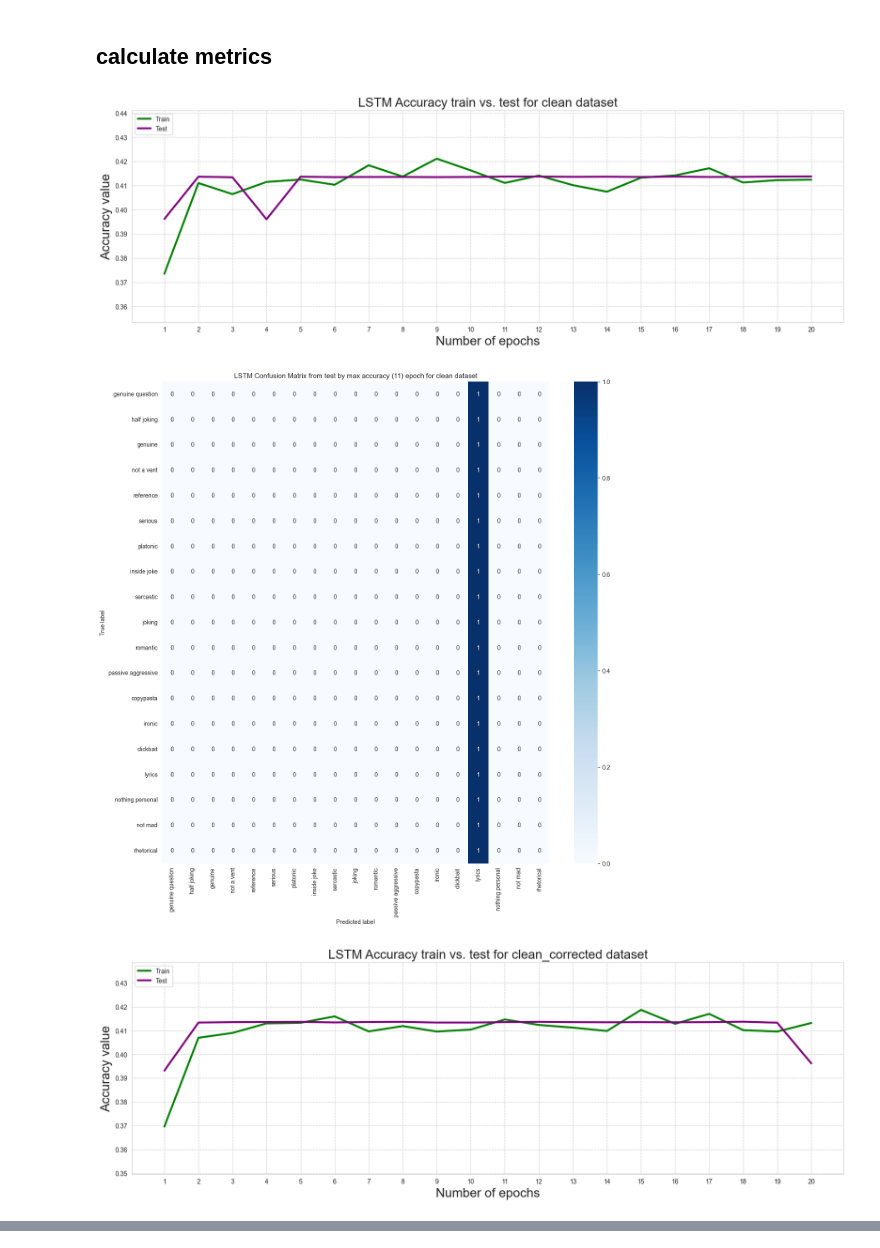
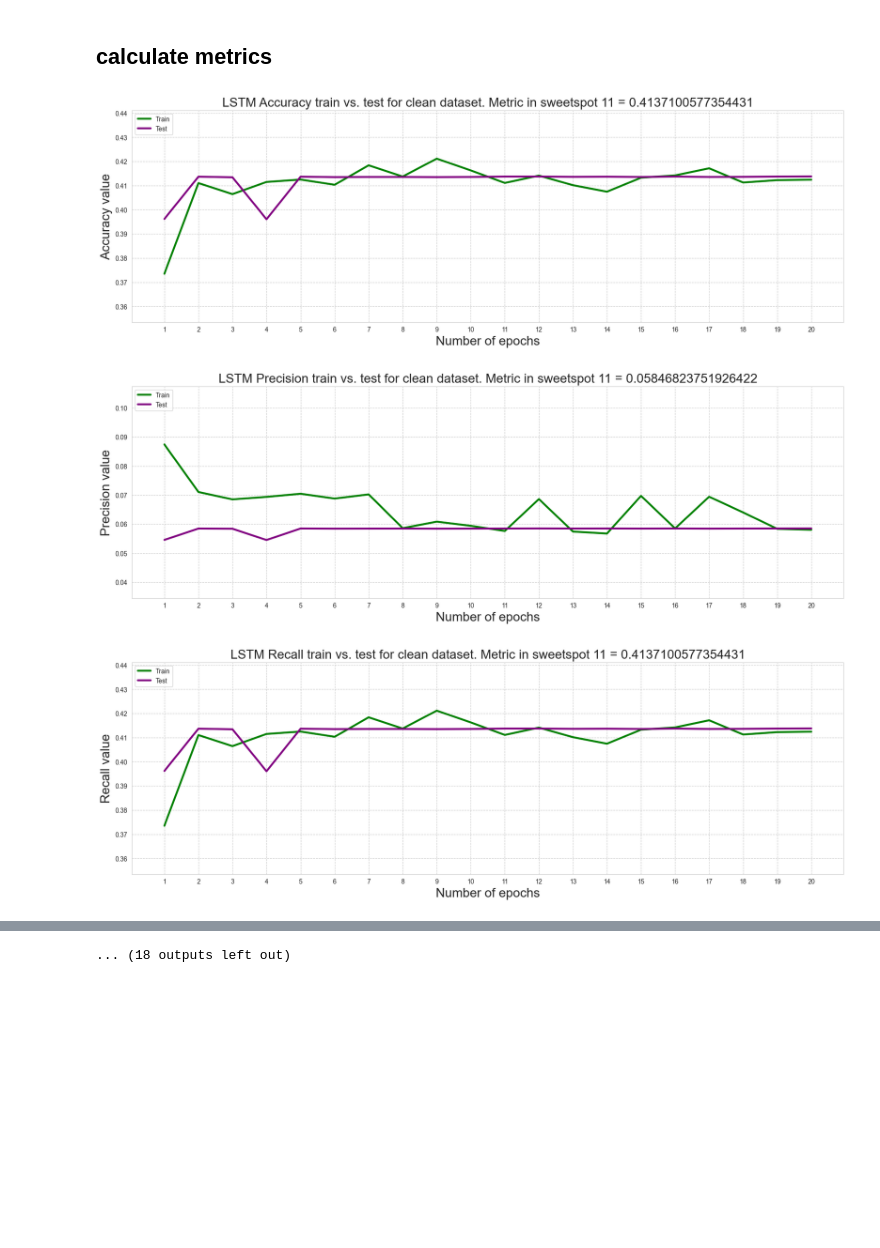
Before and after one commit to abobafett-dev/advanced-machine-learning-project-iu-2024, a Jupyter notebook: notebooks/check_lstm_results.ipynb, the cells around one changed output, grey strips where cells are left out. Drawn from its saved outputs; the diff is of its cells as text; code cells hidden in the pictures; blank space fills up the shorter version.

```diff
--- a/notebooks/check_lstm_results.ipynb
+++ b/notebooks/check_lstm_results.ipynb
@@ -75,7 +80,7 @@ def plot_function(dataset_name, metric_name, train_metric, test_metric, epochs):
     plt.grid(linestyle='--')
     plt.xlabel('Number of epochs', fontsize=20)
     plt.ylabel(f'{metric_name} value', fontsize=20)
-    plt.title(f'LSTM {metric_name} train vs. test for {dataset_name} dataset', fontsize=20)
+    plt.title(f'LSTM {metric_name} train vs. test for {dataset_name} dataset. Metric in sweetspot 11 = {test_metric[10].item()}', fontsize=20)
     plt.show()
 # %% [markdown]
 ## calculate metrics
@@ -111,36 +116,38 @@ for dataset_name, datasets_by_epochs in results_dfs.items():
         train_accuracies.append(accuracy_func(train_predictions, train_tags))
         train_precisions.append(precision_func(train_predictions, train_tags))
         train_recalls.append(recall_func(train_predictions, train_tags))
         train_f1scores.append(f1score_func(train_predictions, train_tags))
         train_confusionmatrix.append(confusionmatrix_func(train_predictions, train_tags))
 
         test_accuracies.append(accuracy_func(test_predictions, test_tags))
         test_precisions.append(precision_func(test_predictions, test_tags))
         test_recalls.append(recall_func(test_predictions, test_tags))
         test_f1scores.append(f1score_func(test_predictions, test_tags))
         test_confusionmatrix.append(confusionmatrix_func(test_predictions, test_tags))
 
     plot_function(dataset_name, 'Accuracy', train_accuracies, test_accuracies, epochs)
-    # plot_function(dataset_name, 'Precision', train_precisions, test_precisions, epochs)
-    # plot_function(dataset_name, 'Recall', train_recalls, test_recalls, epochs)
-    # plot_function(dataset_name, 'F1-Score', test_f1scores, test_f1scores, epochs)
+    plot_function(dataset_name, 'Precision', train_precisions, test_precisions, epochs)
+    plot_function(dataset_name, 'Recall', train_recalls, test_recalls, epochs)
+    plot_function(dataset_name, 'F1-Score', test_f1scores, test_f1scores, epochs)
 
 
     max_test_accuracies_index = 11
 
     for i, _ in enumerate(test_confusionmatrix[max_test_accuracies_index]):
         test_confusionmatrix[max_test_accuracies_index] = test_confusionmatrix[max_test_accuracies_index].type(torch.float)
         test_confusionmatrix[max_test_accuracies_index][i] = test_confusionmatrix[max_test_accuracies_index][i] / torch.sum(test_confusionmatrix[max_test_accuracies_index][i], dtype=torch.float)
 
     plt.figure(figsize=(15, 15))
     sns.heatmap(test_confusionmatrix[max_test_accuracies_index], annot=True, fmt='.2g', cmap='Blues', xticklabels=classes, yticklabels=classes)
 
     plt.title(f'LSTM Confusion Matrix from test by max accuracy ({max_test_accuracies_index}) epoch for {dataset_name} dataset')
     plt.xlabel('Predicted label')
     plt.ylabel('True label')
 
     plt.show()
+
+    # print(test_accuracies[10].item(), test_precisions[10].item(), test_recalls[10].item(), test_f1scores[10].item())
 # %% [output]
-[figure, old version]
+[figure, new version]
-[figure, old version]
+[figure, new version]
-[figure, old version]
+[figure, new version]
@@ -155,0 +163 @@ for dataset_name, datasets_by_epochs in results_dfs.items():
+... (18 outputs left out)
```
Also changed, not shown: parts of 3 cells of this notebook, 2 other files.
